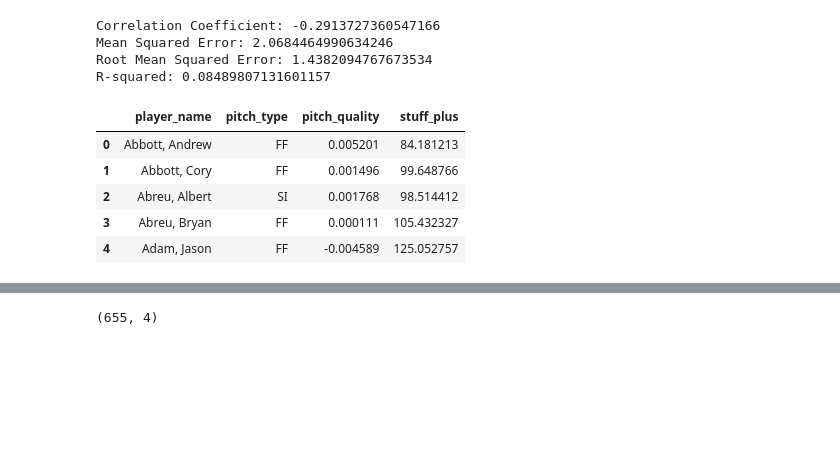
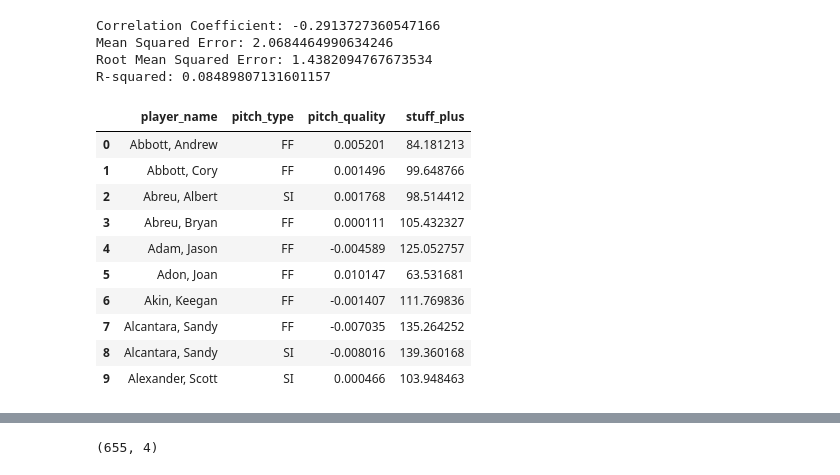
Before and after one commit to claytona500/stuff-baby, a Jupyter notebook: adam/model_fb.ipynb, the cells around one changed output, grey strips where cells are left out. Saved outputs shown, nothing was run; the diff lists cells and outputs as text; code cells hidden in the pictures; blank space fills up the shorter version.

```diff
--- a/adam/model_fb.ipynb
+++ b/adam/model_fb.ipynb
@@ -630,11 +630,16 @@ Mean Squared Error: 2.0684464990634246
 Root Mean Squared Error: 1.4382094767673534
 R-squared: 0.08489807131601157
 # %%
-pitch_quality_sum.head()
+pitch_quality_sum.head(10)
 # %% [output]
 |  | player_name | pitch_type | pitch_quality | stuff_plus |
 | 0 | Abbott, Andrew | FF | 0.005201 | 84.181213 |
 | 1 | Abbott, Cory | FF | 0.001496 | 99.648766 |
 | 2 | Abreu, Albert | SI | 0.001768 | 98.514412 |
 | 3 | Abreu, Bryan | FF | 0.000111 | 105.432327 |
 | 4 | Adam, Jason | FF | -0.004589 | 125.052757 |
+| 5 | Adon, Joan | FF | 0.010147 | 63.531681 |
+| 6 | Akin, Keegan | FF | -0.001407 | 111.769836 |
+| 7 | Alcantara, Sandy | FF | -0.007035 | 135.264252 |
+| 8 | Alcantara, Sandy | SI | -0.008016 | 139.360168 |
+| 9 | Alexander, Scott | SI | 0.000466 | 103.948463 |
```
Also changed, not shown: parts of 4 cells of this notebook, 4 other files.
